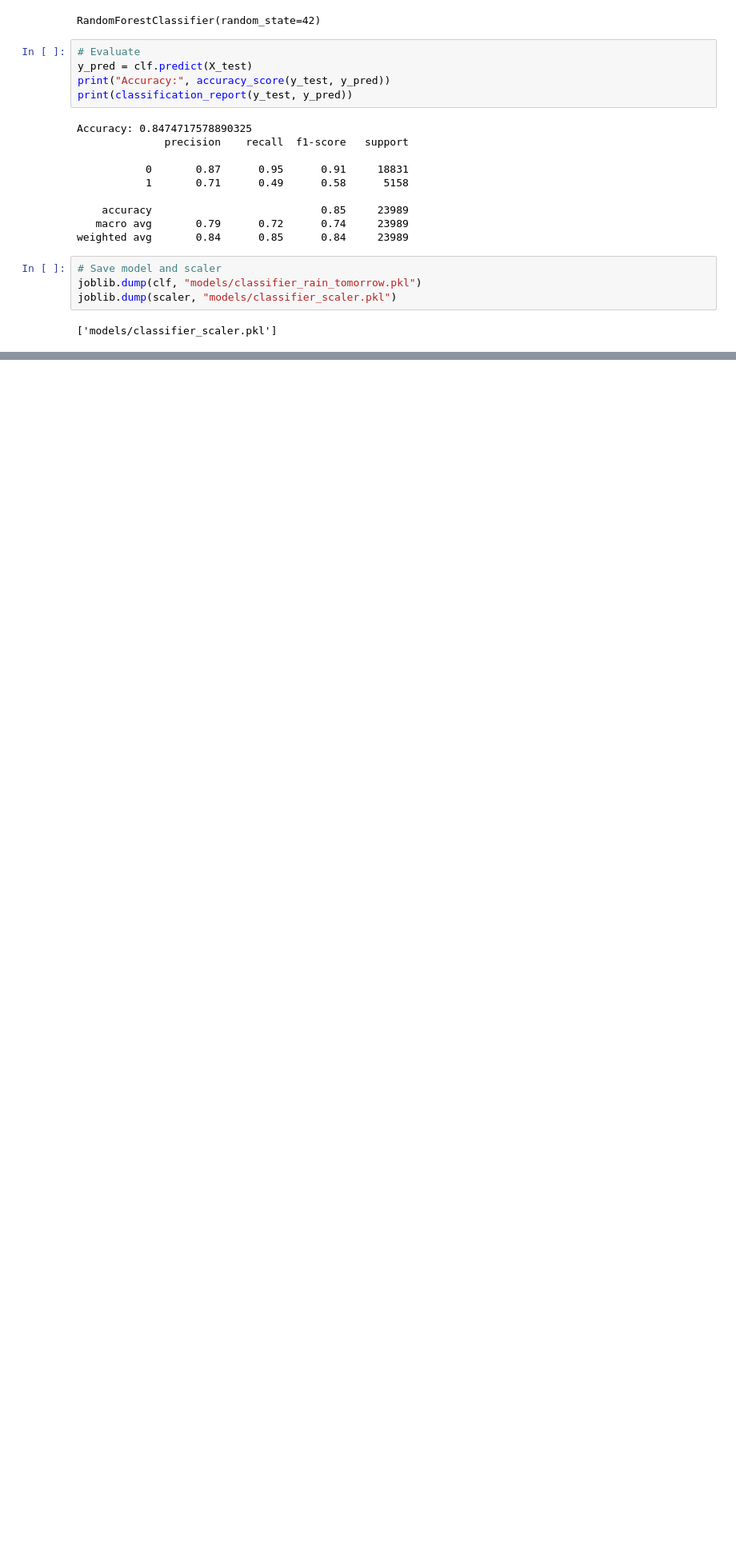
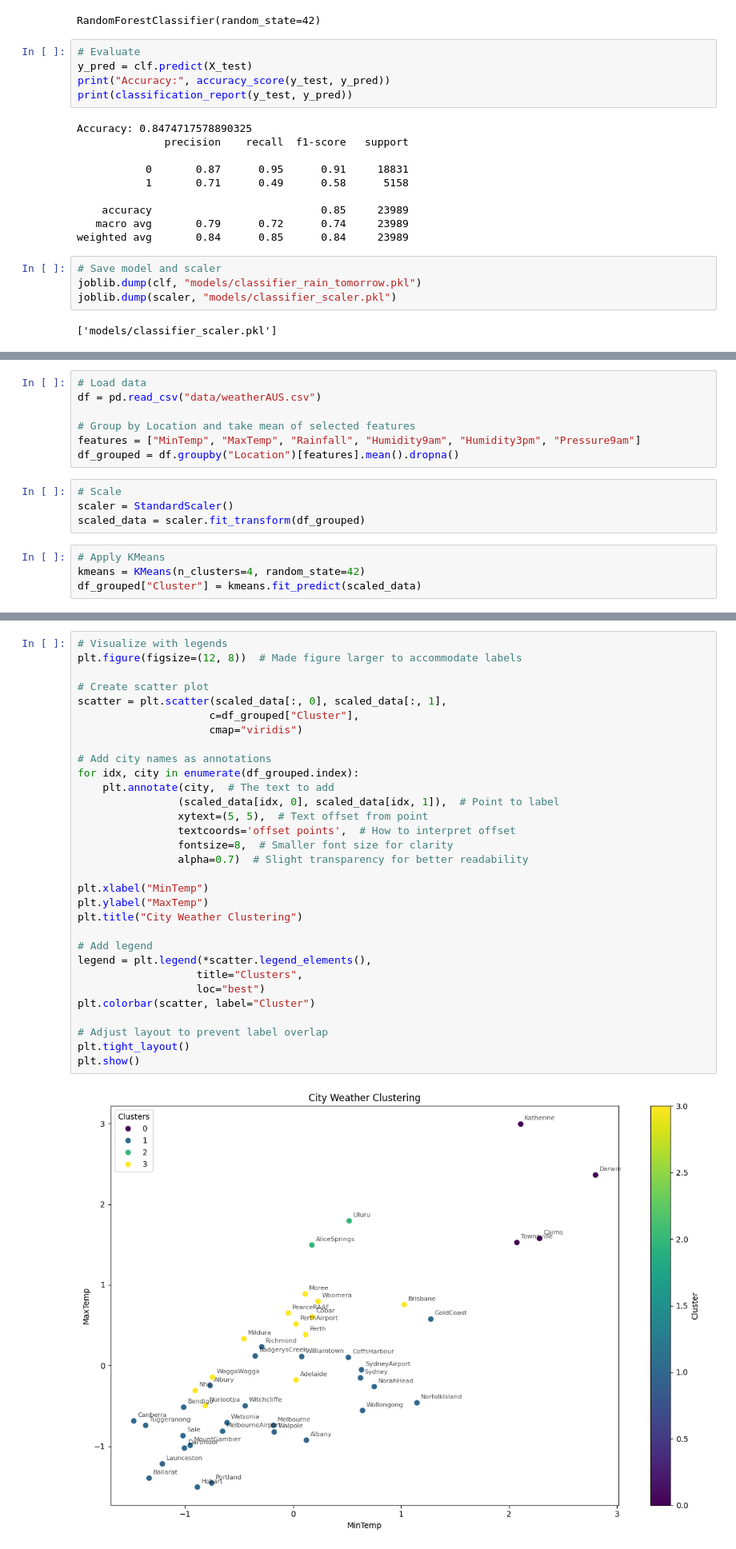
Before and after one commit to divesthetic14/weather-pattern-recognition, a Jupyter notebook: weather-pattern-recognition.ipynb, the cells around one changed output, grey strips where cells are left out. Shown at 80% size. Drawn from its saved outputs; the diff is of its cells as text; blank space fills up the shorter version.

Commit message:
completed: KMeans to divide the cities in the clusters based on the temperature.

```diff
--- a/weather-pattern-recognition.ipynb
+++ b/weather-pattern-recognition.ipynb
@@ -334,0 +340,15 @@ joblib.dump(scaler, "models/classifier_scaler.pkl")
+# %%
+# Load data
+df = pd.read_csv("data/weatherAUS.csv")
+
+# Group by Location and take mean of selected features
+features = ["MinTemp", "MaxTemp", "Rainfall", "Humidity9am", "Humidity3pm", "Pressure9am"]
+df_grouped = df.groupby("Location")[features].mean().dropna()
+# %%
+# Scale
+scaler = StandardScaler()
+scaled_data = scaler.fit_transform(df_grouped)
+# %%
+# Apply KMeans
+kmeans = KMeans(n_clusters=4, random_state=42)
+df_grouped["Cluster"] = kmeans.fit_predict(scaled_data)
@@ -334,0 +363,33 @@ joblib.dump(scaler, "models/classifier_scaler.pkl")
+# %%
+# Visualize with legends
+plt.figure(figsize=(12, 8))  # Made figure larger to accommodate labels
+
+# Create scatter plot
+scatter = plt.scatter(scaled_data[:, 0], scaled_data[:, 1],
+                     c=df_grouped["Cluster"],
+                     cmap="viridis")
+
+# Add city names as annotations
+for idx, city in enumerate(df_grouped.index):
+    plt.annotate(city,  # The text to add
+                (scaled_data[idx, 0], scaled_data[idx, 1]),  # Point to label
+                xytext=(5, 5),  # Text offset from point
+                textcoords='offset points',  # How to interpret offset
+                fontsize=8,  # Smaller font size for clarity
+                alpha=0.7)  # Slight transparency for better readability
+
+plt.xlabel("MinTemp")
+plt.ylabel("MaxTemp")
+plt.title("City Weather Clustering")
+
+# Add legend
+legend = plt.legend(*scatter.legend_elements(),
+                   title="Clusters",
+                   loc="best")
+plt.colorbar(scatter, label="Cluster")
+
+# Adjust layout to prevent label overlap
+plt.tight_layout()
+plt.show()
+# %% [output]
+[figure, added]
```
Also changed, not shown: parts of 4 cells of this notebook, 1 other file.
